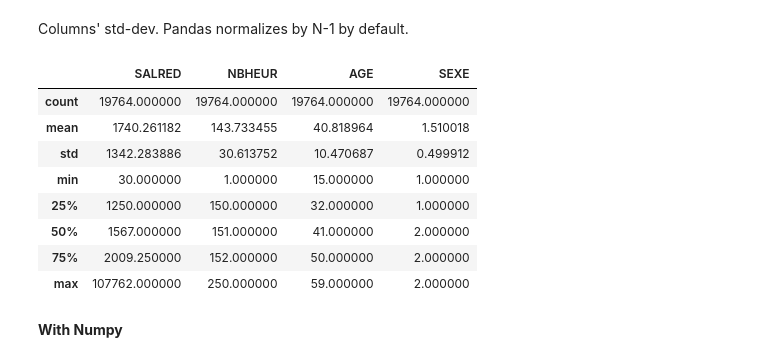
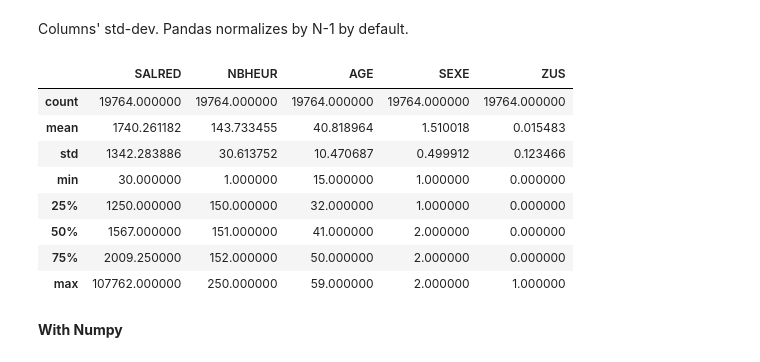
Before and after one commit to MWUrda/Cours-Stats-UGA-M1-Eco-S1, a Jupyter notebook: Codes/Notebooks/stat_univ-Copy_21092022.ipynb, the cells around one changed output. Saved outputs shown, nothing was run; the diff lists cells and outputs as text; code cells hidden in the pictures.

```diff
--- a/Codes/Notebooks/stat_univ-Copy_21092022.ipynb
+++ b/Codes/Notebooks/stat_univ-Copy_21092022.ipynb
@@ -223,17 +223,17 @@ Columns' std-dev. Pandas normalizes by N-1 by default.
 # %%
 ee12_extract[['SALRED', 'NBHEUR', 'AGE']].std()
 # %%
-ee12_extract[['SALRED', 'NBHEUR', 'AGE', 'SEXE']].describe()
+ee12_extract[['SALRED', 'NBHEUR', 'AGE', 'SEXE', 'ZUS']].describe()
 # %% [output]
-|  | SALRED | NBHEUR | AGE | SEXE |
-| count | 19764.000000 | 19764.000000 | 19764.000000 | 19764.000000 |
-| mean | 1740.261182 | 143.733455 | 40.818964 | 1.510018 |
-| std | 1342.283886 | 30.613752 | 10.470687 | 0.499912 |
-| min | 30.000000 | 1.000000 | 15.000000 | 1.000000 |
-| 25% | 1250.000000 | 150.000000 | 32.000000 | 1.000000 |
-| 50% | 1567.000000 | 151.000000 | 41.000000 | 2.000000 |
-| 75% | 2009.250000 | 152.000000 | 50.000000 | 2.000000 |
-| max | 107762.000000 | 250.000000 | 59.000000 | 2.000000 |
+|  | SALRED | NBHEUR | AGE | SEXE | ZUS |
+| count | 19764.000000 | 19764.000000 | 19764.000000 | 19764.000000 | 19764.000000 |
+| mean | 1740.261182 | 143.733455 | 40.818964 | 1.510018 | 0.015483 |
+| std | 1342.283886 | 30.613752 | 10.470687 | 0.499912 | 0.123466 |
+| min | 30.000000 | 1.000000 | 15.000000 | 1.000000 | 0.000000 |
+| 25% | 1250.000000 | 150.000000 | 32.000000 | 1.000000 | 0.000000 |
+| 50% | 1567.000000 | 151.000000 | 41.000000 | 2.000000 | 0.000000 |
+| 75% | 2009.250000 | 152.000000 | 50.000000 | 2.000000 | 0.000000 |
+| max | 107762.000000 | 250.000000 | 59.000000 | 2.000000 | 1.000000 |
 # %% [markdown]
 **With Numpy**
 # %%
```
Also changed, not shown: parts of 1 cell of this notebook, 12 other files.
